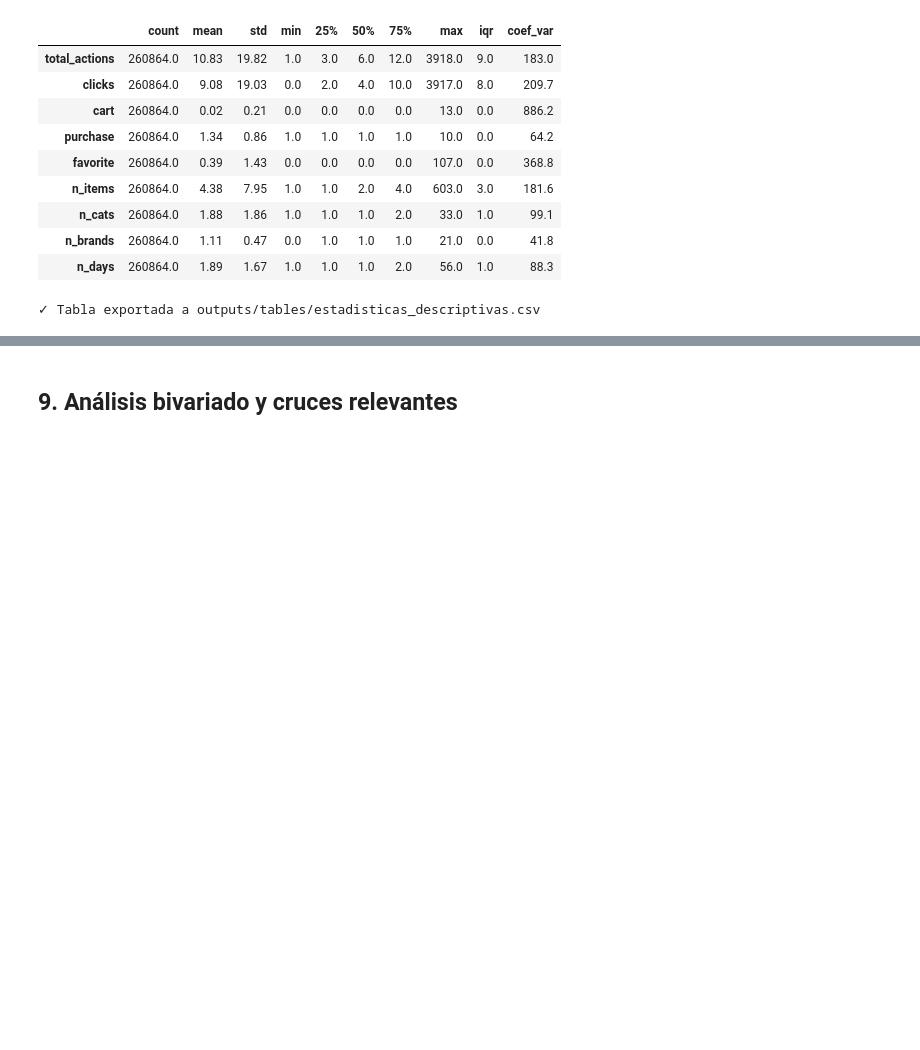
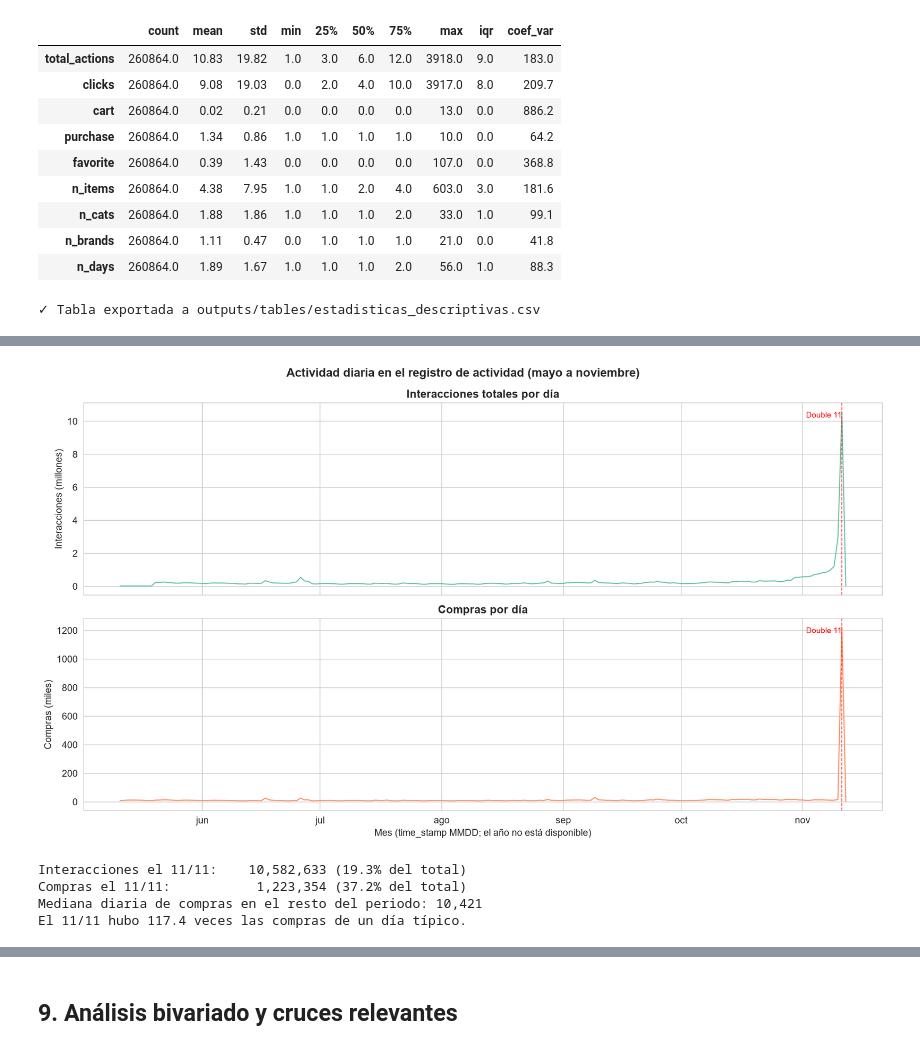
Before and after one commit to DavidDominguez-11/DS-Proyecto2, a Jupyter notebook: notebooks/proyecto2_eda.ipynb, the cells around one changed output, grey strips where cells are left out. Drawn from its saved outputs; the diff is of its cells as text; code cells hidden in the pictures; blank space fills up the shorter version.

```diff
--- a/notebooks/proyecto2_eda.ipynb
+++ b/notebooks/proyecto2_eda.ipynb
@@ -1003,0 +1059,51 @@ Estadísticas descriptivas de variables numéricas derivadas:
+# %%
+diaria = actividad_diaria.copy()
+diaria['fecha'] = pd.to_datetime(
+    '2015' + diaria.index.astype(str).str.zfill(4), format='%Y%m%d'
+)
+diaria = diaria.set_index('fecha')
+diaria['total'] = diaria[['clicks', 'cart', 'purchase', 'favorite']].sum(axis=1)
+
+fig, axes = plt.subplots(2, 1, figsize=(14, 8), sharex=True)
+
+axes[0].plot(diaria.index, diaria['total'] / 1e6, color=PALETTE[0], linewidth=1.2)
+axes[0].set_ylabel('Interacciones (millones)')
+axes[0].set_title('Interacciones totales por día', fontweight='bold')
+
+axes[1].plot(diaria.index, diaria['purchase'] / 1e3, color=PALETTE[1], linewidth=1.2)
+axes[1].set_ylabel('Compras (miles)')
+axes[1].set_title('Compras por día', fontweight='bold')
+
+import matplotlib.dates as mdates
+meses_es = {5: 'may', 6: 'jun', 7: 'jul', 8: 'ago', 9: 'sep', 10: 'oct', 11: 'nov'}
+axes[1].xaxis.set_major_locator(mdates.MonthLocator())
+axes[1].xaxis.set_major_formatter(mticker.FuncFormatter(
+    lambda x, _: meses_es.get(mdates.num2date(x).month, '')))
+axes[1].set_xlabel('Mes (time_stamp MMDD; el año no está disponible)')
+
+d11 = pd.Timestamp('2015-11-11')
+for ax in axes:
+    ax.axvline(d11, color='red', linestyle='--', linewidth=1, alpha=0.7)
+    ax.text(d11, ax.get_ylim()[1] * 0.92, ' Double 11', color='red', fontsize=9, ha='right')
+
+fig.suptitle('Actividad diaria en el registro de actividad (mayo a noviembre)',
+             fontsize=14, fontweight='bold')
+plt.tight_layout()
+fig.savefig(os.path.join(FIG_DIR, '15_actividad_diaria.png'))
+plt.show()
+
+fila_d11 = diaria.loc[d11]
+resto = diaria.drop(index=d11)
+print(f"Interacciones el 11/11:  {fila_d11['total']:>12,.0f} "
+      f"({fila_d11['total'] / diaria['total'].sum() * 100:.1f}% del total)")
+print(f"Compras el 11/11:        {fila_d11['purchase']:>12,.0f} "
+      f"({fila_d11['purchase'] / diaria['purchase'].sum() * 100:.1f}% del total)")
+print(f"Mediana diaria de compras en el resto del periodo: {resto['purchase'].median():,.0f}")
+print(f"El 11/11 hubo {fila_d11['purchase'] / resto['purchase'].median():.1f} veces "
+      "las compras de un día típico.")
+# %% [output]
+[figure, added]
+Interacciones el 11/11:    10,582,633 (19.3% del total)
+Compras el 11/11:           1,223,354 (37.2% del total)
+Mediana diaria de compras en el resto del periodo: 10,421
+El 11/11 hubo 117.4 veces las compras de un día típico.
```
Also changed, not shown: parts of 18 cells of this notebook, 26 other files.
